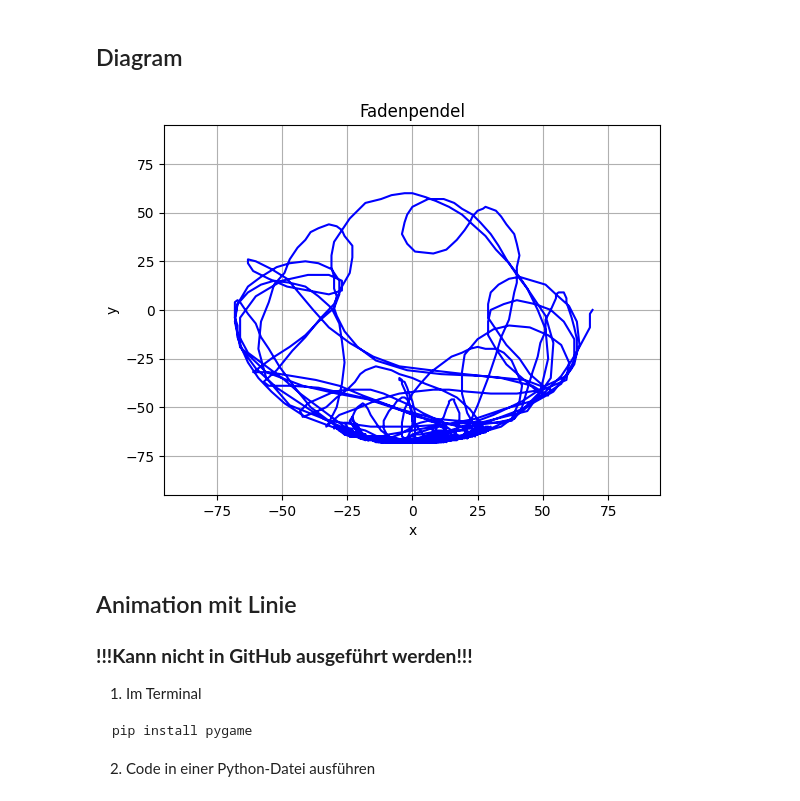
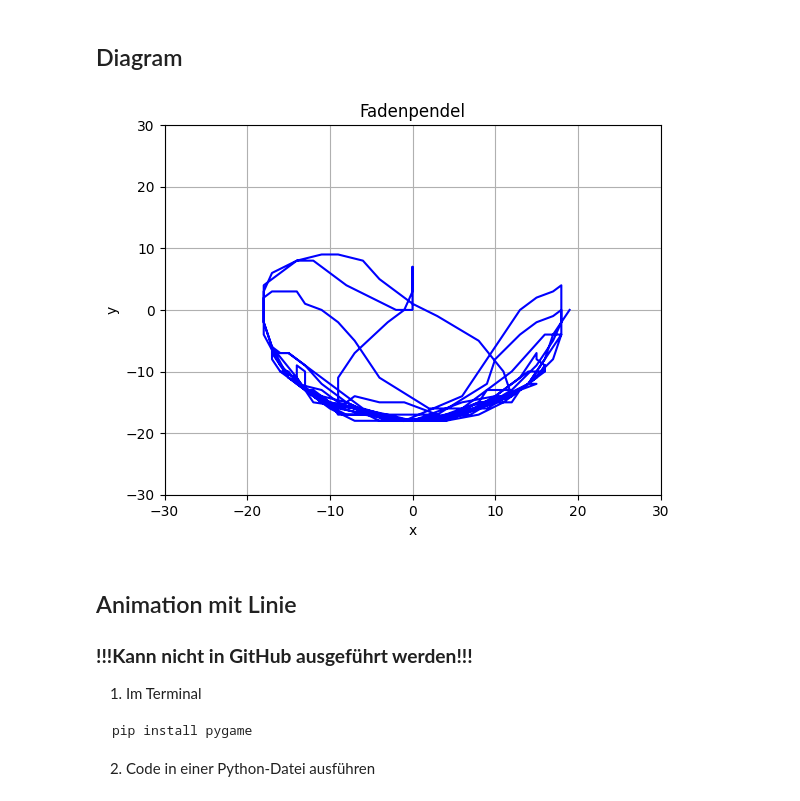
Before and after one commit to TheodorMueller/TG12-3, a Jupyter notebook: Seminarkurs/Projekt_Chaospendel/Doppel Pendel.ipynb, the cells around one changed output. Drawn from its saved outputs; the diff is of its cells as text; code cells hidden in the pictures.

```diff
--- a/Seminarkurs/Projekt_Chaospendel/Doppel Pendel.ipynb
+++ b/Seminarkurs/Projekt_Chaospendel/Doppel Pendel.ipynb
@@ -36,12 +36,12 @@ def endPosBerechnen(pos, w, L):
 g = 1                                                       #Gravitation
 w1 = pi / 2                                                 #Winkel in radian
 w2 = pi / 2
-L1 = 50                                                      #Länge
-L2 = 20
-m1 = 10                                                     #Masse
-m2 = 6
+L1 = 10                                                      #Länge
+L2 = 10
+m1 = 3                                                     #Masse
+m2 = 5
 
-lim = (-(L1+L2+25), L1+L2+25)
+lim = (-(L1+L2+10), L1+L2+10)
 
 
 
@@ -59,7 +59,7 @@ altePos = ePos2                                             #Alte Position speic
 
 
 
-for i in range(0,1000):
+for i in range(0,245):
     #Formeln für 1. Pendel
     w1_2 = -g*(2*m1+m2)*sin(w1)-m2*g*sin(w1-2*w2)-2*sin(w1-w2)*m2*(w2_1**2*L2+w1_1**2*L1*cos(w1-w2))
     w1_2 = w1_2 / (L1*(2*m1+m2-m2*cos(2*w1-2*w2)))
@@ -69,34 +69,34 @@ for i in range(0,1000):
     w2_2 = w2_2 / (L2*(2*m1+m2-m2*cos(2*w1-2*w2)))
 
     #Winkel ändern vom 1. Pendel
     w1_1 += w1_2                                            #Die Beschleunigung(w1_2) verändert die Geschwindigkeit(w1_1)
     w1 += w1_1                                              #Die Geschwindigkeit(w1_1) verändert den Winkel(w1)
 
     #Winkel ändern vom 2. Pendel
     w2_1 += w2_2                                            #Die Beschleunigung(w2_2) verändert die Geschwindigkeit(w2_1)
     w2 += w2_1                                              #Die Geschwindigkeit(w2_1) verändert den Winkel(w2)
 
 
     #Neue Endposition berechnen
     ePos1 = endPosBerechnen(aPos1, w1, L1)                  #Neue Endposition 1.Pendel berechnen
     aPos2 = ePos1                                           #Neue Anfangsposition 2.Pendel == Neue Endposition 1.Pendel (da sie da verbunden sind)
     ePos2 = endPosBerechnen(aPos2, w2, L2)                  #Neue Endposition 2.Pendel berechnen
 
     x, y = ePos2
     xges.append(x)
     yges.append(y)
 
 
 plt.plot(xges,yges, color='blue')
 plt.grid()
 plt.xlabel("x")
 plt.ylabel("y")
 plt.xlim(lim)
 plt.ylim(lim)
 plt.title("Fadenpendel")
 plt.show()
 # %% [output]
-[figure, old version]
+[figure, new version]
 # %% [markdown]
 ## Animation mit Linie
 ### **!!!Kann nicht in GitHub ausgeführt werden!!!**
```
Also changed, not shown: 2 other files.
